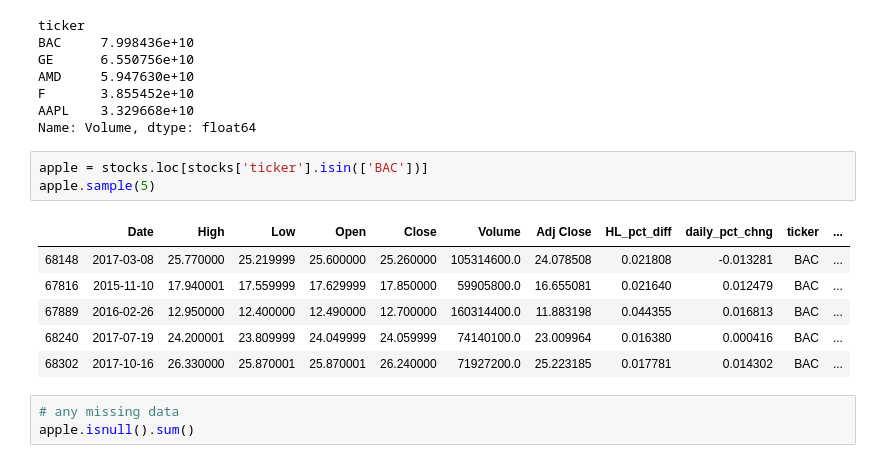
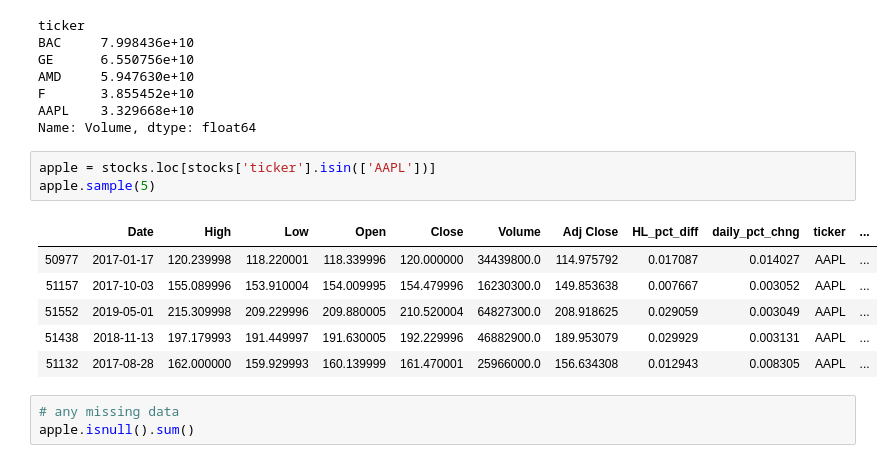
Before and after one commit to gportes24/Final_project, a Jupyter notebook: Stock_Closing.ipynb, the cells around one changed output. Drawn from its saved outputs; the diff is of its cells as text.

```diff
--- a/Stock_Closing.ipynb
+++ b/Stock_Closing.ipynb
@@ -117,15 +117,15 @@ F       3.855452e+10
 AAPL    3.329668e+10
 Name: Volume, dtype: float64
 # %%
-apple = stocks.loc[stocks['ticker'].isin(['BAC'])]
+apple = stocks.loc[stocks['ticker'].isin(['AAPL'])]
 apple.sample(5)
 # %% [output]
 |  | Date | High | Low | Open | Close | Volume | Adj Close | HL_pct_diff | daily_pct_chng | ticker | ... |
-| 68148 | 2017-03-08 | 25.770000 | 25.219999 | 25.600000 | 25.260000 | 105314600.0 | 24.078508 | 0.021808 | -0.013281 | BAC | ... |
-| 67816 | 2015-11-10 | 17.940001 | 17.559999 | 17.629999 | 17.850000 | 59905800.0 | 16.655081 | 0.021640 | 0.012479 | BAC | ... |
-| 67889 | 2016-02-26 | 12.950000 | 12.400000 | 12.490000 | 12.700000 | 160314400.0 | 11.883198 | 0.044355 | 0.016813 | BAC | ... |
-| 68240 | 2017-07-19 | 24.200001 | 23.809999 | 24.049999 | 24.059999 | 74140100.0 | 23.009964 | 0.016380 | 0.000416 | BAC | ... |
-| 68302 | 2017-10-16 | 26.330000 | 25.870001 | 25.870001 | 26.240000 | 71927200.0 | 25.223185 | 0.017781 | 0.014302 | BAC | ... |
+| 50977 | 2017-01-17 | 120.239998 | 118.220001 | 118.339996 | 120.000000 | 34439800.0 | 114.975792 | 0.017087 | 0.014027 | AAPL | ... |
+| 51157 | 2017-10-03 | 155.089996 | 153.910004 | 154.009995 | 154.479996 | 16230300.0 | 149.853638 | 0.007667 | 0.003052 | AAPL | ... |
+| 51552 | 2019-05-01 | 215.309998 | 209.229996 | 209.880005 | 210.520004 | 64827300.0 | 208.918625 | 0.029059 | 0.003049 | AAPL | ... |
+| 51438 | 2018-11-13 | 197.179993 | 191.449997 | 191.630005 | 192.229996 | 46882900.0 | 189.953079 | 0.029929 | 0.003131 | AAPL | ... |
+| 51132 | 2017-08-28 | 162.000000 | 159.929993 | 160.139999 | 161.470001 | 25966000.0 | 156.634308 | 0.012943 | 0.008305 | AAPL | ... |
 # %%
 # any missing data
 apple.isnull().sum()
```
Also changed, not shown: parts of 38 cells of this notebook, 21 other files.
